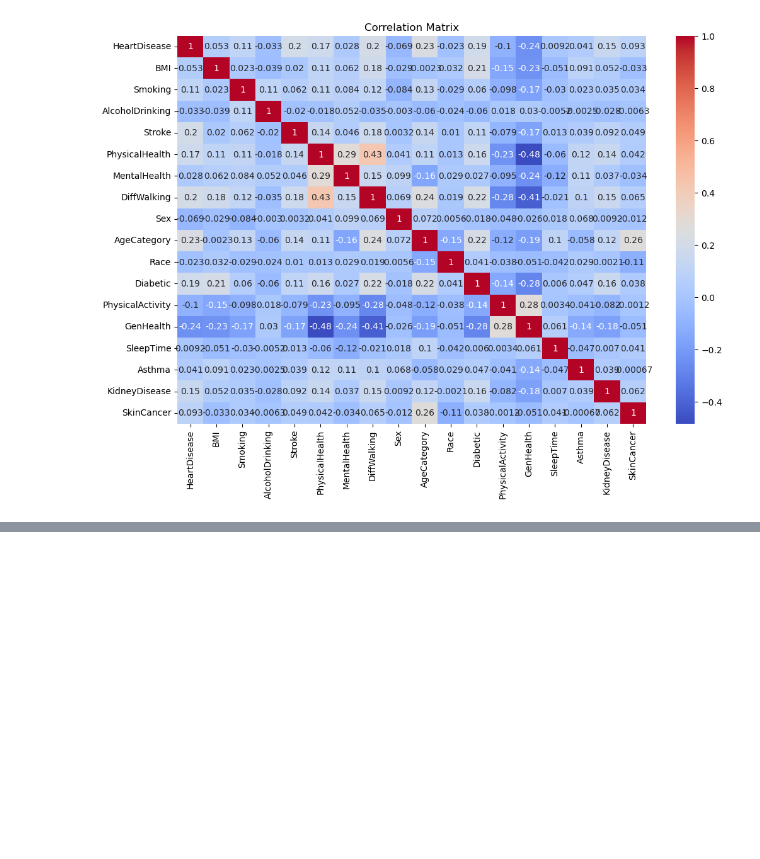
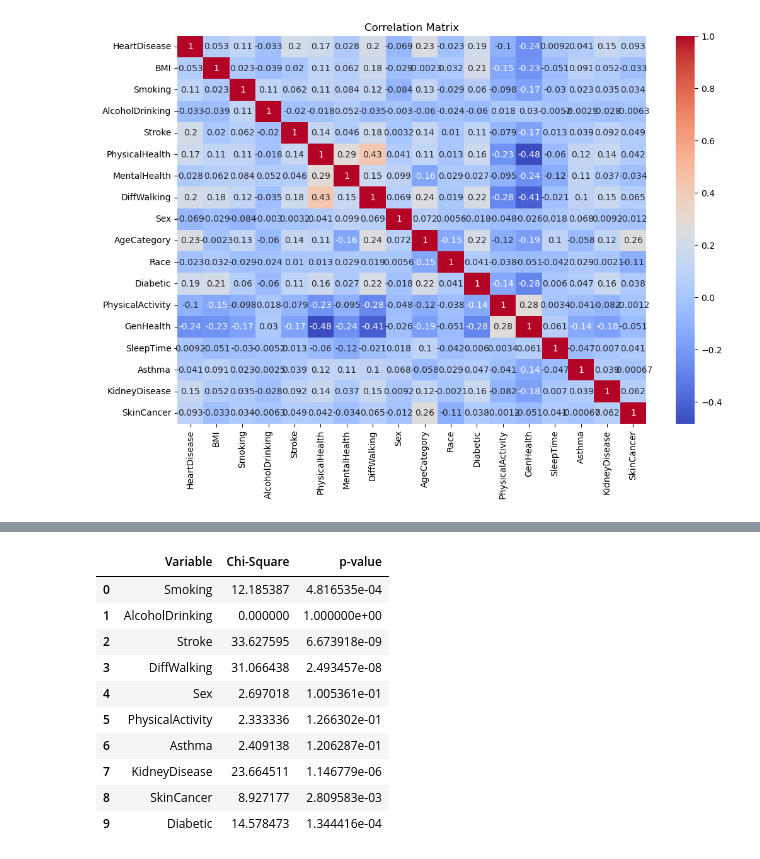
Before and after one commit to BCBeeravelly/Data-Analysis-using-Statistical-Methods, a Jupyter notebook: data-analysis.ipynb, the cells around one changed output, grey strips where cells are left out. Saved outputs shown, nothing was run; the diff lists cells and outputs as text; code cells hidden in the pictures; blank space fills up the shorter version.

```diff
--- a/data-analysis.ipynb
+++ b/data-analysis.ipynb
@@ -300,0 +318,42 @@ plt.show()
+# %%
+# Drop 'HeartDisease' from 'binary_variables'
+binary_variables.remove('HeartDisease')
+
+# Create an empty list to store the results
+chi_test_results = []
+
+# Loop through each variable in binary_variables
+for var in binary_variables:
+    # Create a contingency table between the variable and HeartDisease
+    contingency_table = pd.crosstab(sample_df[var], sample_df['HeartDisease'])
+
+    # Perform the Chi-Square Test of Independence
+    chi2, p_value, dof, expected = chi2_contingency(contingency_table)
+
+    # Store the results in a dictionary
+    result = {
+        'Variable': var,
+        'Chi-Square': chi2,
+        'p-value': p_value
+    }
+
+    # Append the result to the results list
+    chi_test_results.append(result)
+
+# Convert the results list to a pandas DataFrame
+results_df = pd.DataFrame(chi_test_results)
+
+# Display the results
+results_df
+# %% [output]
+|  | Variable | Chi-Square | p-value |
+| 0 | Smoking | 12.185387 | 4.816535e-04 |
+| 1 | AlcoholDrinking | 0.000000 | 1.000000e+00 |
+| 2 | Stroke | 33.627595 | 6.673918e-09 |
+| 3 | DiffWalking | 31.066438 | 2.493457e-08 |
+| 4 | Sex | 2.697018 | 1.005361e-01 |
+| 5 | PhysicalActivity | 2.333336 | 1.266302e-01 |
+| 6 | Asthma | 2.409138 | 1.206287e-01 |
+| 7 | KidneyDisease | 23.664511 | 1.146779e-06 |
+| 8 | SkinCancer | 8.927177 | 2.809583e-03 |
+| 9 | Diabetic | 14.578473 | 1.344416e-04 |
```
Also changed, not shown: parts of 8 cells of this notebook, 1 other file.
